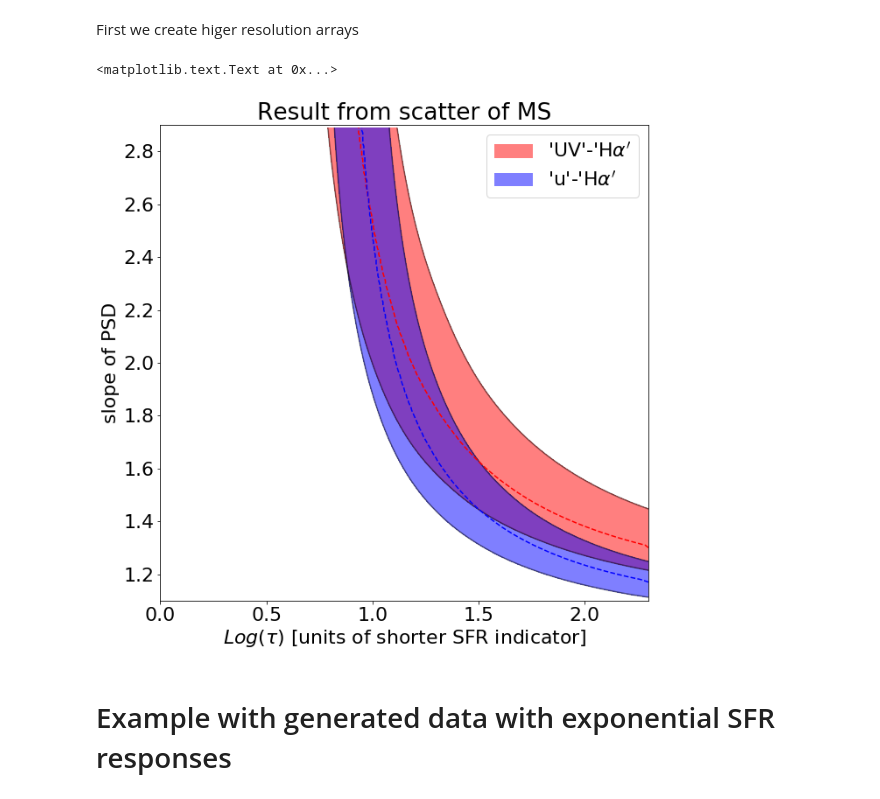
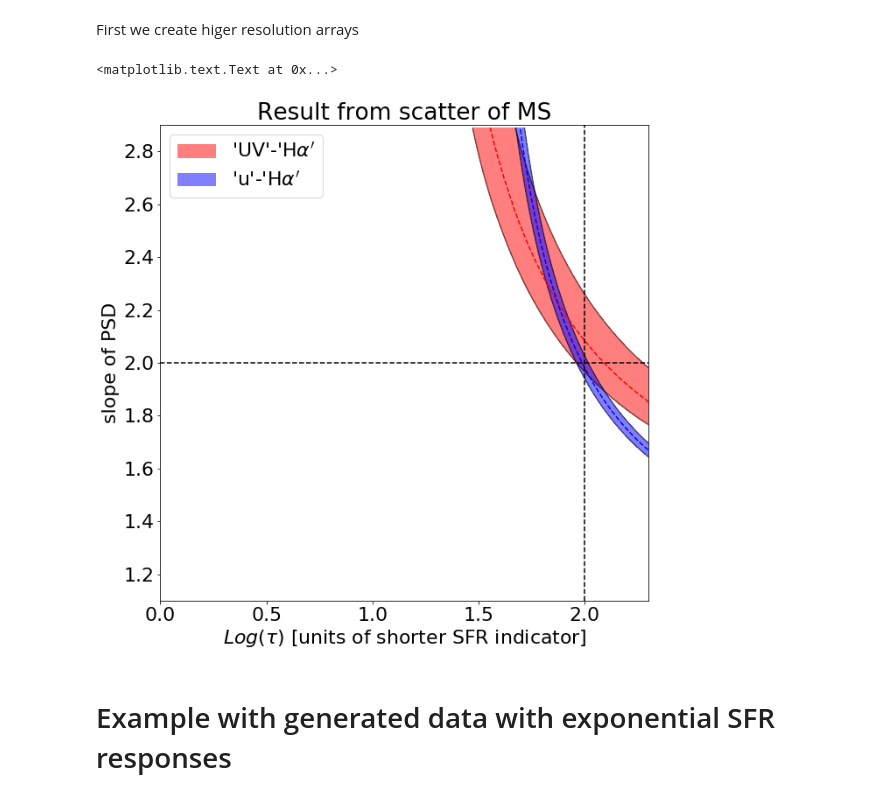
Before and after one commit to nevencaplar/Main-Sequence-Variability, a Jupyter notebook: Main_Sequence_Variability.ipynb, the cells around one changed output. Drawn from its saved outputs; the diff is of its cells as text; code cells hidden in the pictures.

```diff
--- a/Main_Sequence_Variability.ipynb
+++ b/Main_Sequence_Variability.ipynb
@@ -814,0 +887,7 @@ plt.show()
+# %%
+res=[]
+for i in range(100):
+    res.append(np.std(bootstrap_resample(res_Example2[:,1]))/np.std(bootstrap_resample(res_Example2[:,0])))
+
+np.mean(res)
+np.std(res)
@@ -814,0 +928,7 @@ plt.show()
+# %%
+res=[]
+for i in range(100):
+    res.append(np.std(bootstrap_resample(res_Example2[:,1]))/np.std(bootstrap_resample(res_Example2[:,0])))
+
+np.mean(res)
+np.std(res)
@@ -830,7 +963,7 @@ MS_slope_at_given_t_longer_1=MS_slope_at_given_t_longer_1.reshape(19,29)
 
 MS_slope_at_given_t_longer_1_interpolation = interpolate.interp2d(tau, slope, MS_slope_at_given_t_longer_1, kind='cubic')
 
-t_longer_2=50
+t_longer_2=100
 MS_slope_at_given_t_longer=[]
 for plot_slope in tqdm(slope):
     for plot_tau in tau:
@@ -844,11 +977,11 @@ MS_slope_at_given_t_longer_2_interpolation = interpolate.interp2d(tau, slope, MS
 slope_fine=np.arange(1.1,2.9,0.01)
 tau_fine=np.arange(1,200,0.1)
 # %%
-Measurment_Of_Scatter_Ratio_1=0.8
-err_Measurment_Of_Scatter_Ratio_1=0.08
+Measurment_Of_Scatter_Ratio_1=0.97
+err_Measurment_Of_Scatter_Ratio_1=0.01
 
-Measurment_Of_Scatter_Ratio_2=0.60
-err_Measurment_Of_Scatter_Ratio_2=0.08
+Measurment_Of_Scatter_Ratio_2=0.85
+err_Measurment_Of_Scatter_Ratio_2=0.008
 
 Number_of_sigmas_deviation_1=[]
 for plot_slope in tqdm(slope_fine):
@@ -889,37 +1022,41 @@ best_solution_2=best_solution_2[best_solution_2[:,2]<0.1]
 # %%
 # Basic contour plot
 fig, ax = plt.subplots(figsize=(10, 10))
-CS = ax.contour(np.log10(tau_fine), slope_fine, Number_of_sigmas_deviation_reshaped_1,cmap=plt.cm.bone,levels=[1,5],alpha=0.5)
-CS2 = ax.contour(np.log10(tau_fine), slope_fine, Number_of_sigmas_deviation_reshaped_2,cmap=plt.cm.bone,levels=[1,5],alpha=0.5)
+CS = ax.contour(np.log10(tau_fine), slope_fine, Number_of_sigmas_deviation_reshaped_1,cmap=plt.cm.bone,levels=[1,50],alpha=0.5)
+CS2 = ax.contour(np.log10(tau_fine), slope_fine, Number_of_sigmas_deviation_reshaped_2,cmap=plt.cm.bone,levels=[1,50],alpha=0.5)
 CS3 = ax.contourf(np.log10(tau_fine), slope_fine, Number_of_sigmas_deviation_reshaped_1, [0,1],colors=('r'),alpha=0.5)
 CS4 = ax.contourf(np.log10(tau_fine), slope_fine, Number_of_sigmas_deviation_reshaped_2, [0,1],colors=('b'),alpha=0.5)
 
 plt.plot(np.log10(best_solution_1[:,1]),best_solution_1[:,0],'r',linestyle='dashed')
 plt.plot(np.log10(best_solution_2[:,1]),best_solution_2[:,0],'b',linestyle='dashed')
 
 h1,_ = CS3.legend_elements()
 h2,_ = CS4.legend_elements()
 ax.legend([h1[0], h2[0]], ['\'UV\'-\'H$\\alpha\'$', '\'u\'-\'H$\\alpha\'$'])
 
 # Recast levels to new class
 CS.levels = [1,1.5]
 CS3.levels = [1,1.5]
 # Label levels with specially formatted floats
 if plt.rcParams["text.usetex"]:
     fmt = r'%r \sigma %'
 else:
     fmt = '%r $\sigma$'
 
+plt.plot(np.ones(100)*2,'black',linestyle='dashed')
+plt.axvline(x=np.log10(100),color='black',linestyle='dashed')
+
 #ax.clabel(CS, CS.levels, inline=True, fmt=fmt, fontsize=10)
 #ax.clabel(CS3, CS3.levels, inline=True, fmt=fmt, fontsize=10)
 ax.set_ylim(1.1,2.9)
+plt.xlim(np.min(np.log10(tau_fine)),np.max(np.log10(tau_fine)))
 #ax.legend()
 ax.set_title('Result from scatter of MS')
 ax.set_xlabel('$Log(\\tau)$ [units of shorter SFR indicator]')
 ax.set_ylabel('slope of PSD')
 # %% [output]
 <matplotlib.text.Text at 0x...>
-[figure, old version]
+[figure, new version]
 # %% [markdown]
 # Example with generated data with exponential SFR responses
 # %%
```
Also changed, not shown: parts of 35 cells of this notebook.
